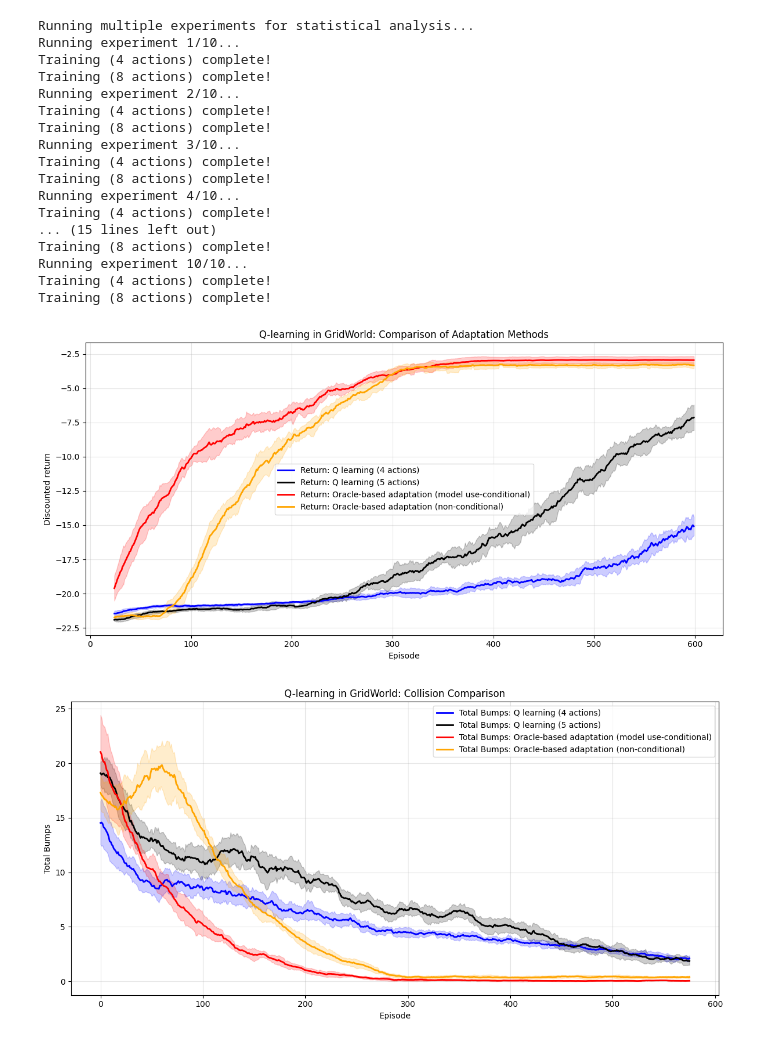
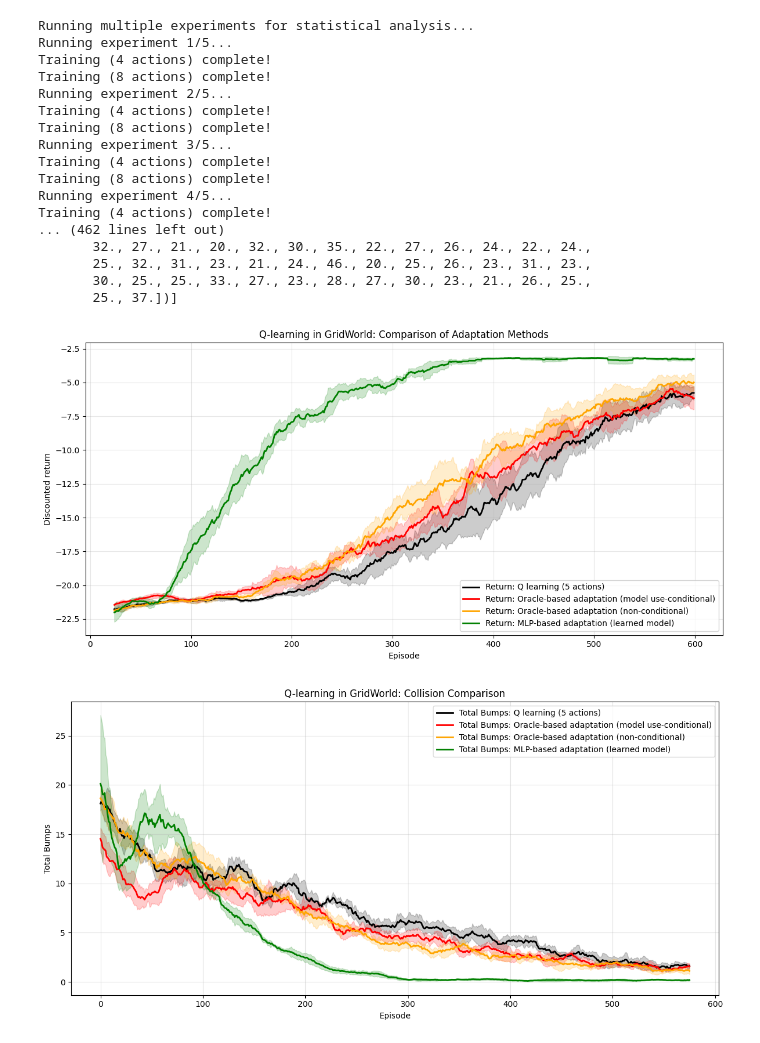
Before and after one commit to thongds/paper, a Jupyter notebook: deterministic_trans/main.ipynb, the cells around one changed output. Drawn from its saved outputs; the diff is of its cells as text; code cells hidden in the pictures.

```diff
--- a/deterministic_trans/main.ipynb
+++ b/deterministic_trans/main.ipynb
@@ -73,6 +91,5 @@ Policy Visualization:
 # %%
-EPISODES = 600
-
+TEST_ACTION = ACTIONS_8
 def run_multiple_experiments(n_runs=5, base_seed=123):
     """Run multiple experiments with different seeds and return statistics"""
 
@@ -88,6 +105,8 @@ def run_multiple_experiments(n_runs=5, base_seed=123):
     all_bumps5mlp = []
     all_bumps5mlp_no_cond = []
     all_bumps5ignore = []
+    all_reuse_counts_mlp = []
+    all_reuse_counts_oracle = []
 
     for run in range(n_runs):
         current_seed = base_seed + run * 42
@@ -100,45 +119,47 @@ def run_multiple_experiments(n_runs=5, base_seed=123):
         print(f"Running experiment {run + 1}/{n_runs}...")
 
         # 1. Q-learning with 4 actions
-        agent_plain_4_action = QLearningAgent(grid_world = grid_world, n_actions= 4, episodes = EPISODES, seed=current_seed)
+        agent_plain_4_action = QLearningAgent(grid_world = grid_world, n_actions= len(ACTIONS_4), episodes = EPISODES, seed=current_seed)
         agent_plain_4_action.train(ACTIONS_4, epsilon_greedy)
         results_plain = agent_plain_4_action.get_results(moving_average)
         all_returns4.append(results_plain['returns'])
         all_bumps4.append(results_plain['bumps'])
 
         # 4. MLP Q-learning with learned model (conditional)
-        mlp_agent = MLPQLearningAgent(grid_world = grid_world, n_actions = len(ACTIONS_8), episodes = EPISODES,
+        mlp_agent = MLPQLearningAgentNotUseCondition(grid_world = grid_world, n_actions = len(TEST_ACTION), episodes = EPISODES,
+                                      use_model=True,
                                       base_q_table=copy.deepcopy(agent_plain_4_action.Q), seed=current_seed)
-        mlp_agent.train_with_learned_model(ACTIONS_8, epsilon_greedy)
+        mlp_agent.train_with_learned_model(TEST_ACTION, epsilon_greedy)
         mlp_results = mlp_agent.get_results(moving_average)
         all_returns5mlp.append(mlp_results['returns'])
         all_bumps5mlp.append(mlp_results['bumps'])
-
+        all_reuse_counts_mlp.append(mlp_agent.reuse_count)
         # 5.Q-learning (non-conditional) orange curve
-        mlp_agent_no_cond = OracleQLearningAgent(grid_world = grid_world, n_actions = len(ACTIONS_8),
+        mlp_agent_no_cond = OracleQLearningAgent(grid_world = grid_world, n_actions = len(TEST_ACTION),
                                                 episodes = EPISODES, base_q_table=copy.deepcopy(agent_plain_4_action.Q),
                                                 use_conditional=False,
                                                 use_model=True,
                                                 seed=current_seed)
 
-        mlp_agent_no_cond.train_with_oracle(ACTIONS_8, epsilon_greedy, oracle_model)
+        mlp_agent_no_cond.train_with_oracle(TEST_ACTION, epsilon_greedy, oracle_model)
         mlp_results_no_cond = mlp_agent_no_cond.get_results(moving_average)
         all_returns5mlp_no_cond.append(mlp_results_no_cond['returns'])
         all_bumps5mlp_no_cond.append(mlp_results_no_cond['bumps'])
         # red curve
-        oracle_agent_run = OracleQLearningAgent(grid_world = grid_world, n_actions = len(ACTIONS_8),
+        oracle_agent_run = OracleQLearningAgent(grid_world = grid_world, n_actions = len(TEST_ACTION),
                                                 episodes = EPISODES, base_q_table=copy.deepcopy(agent_plain_4_action.Q),
                                                 use_conditional=True,
                                                 use_model=True,
                                                 seed=current_seed)
 
-        oracle_agent_run.train_with_oracle(ACTIONS_8, epsilon_greedy, oracle_model)
+        oracle_agent_run.train_with_oracle(TEST_ACTION, epsilon_greedy, oracle_model)
         oracle_results_run = oracle_agent_run.get_results(moving_average)
         all_returns5oracle.append(oracle_results_run['returns'])
         all_bumps5oracle.append(oracle_results_run['bumps'])
+        all_reuse_counts_oracle.append(oracle_agent_run.reuse_count)
         # black curve
-        agent_plain = QLearningAgent(grid_world = grid_world, n_actions = len(ACTIONS_8), episodes = EPISODES, seed=current_seed)
-        agent_plain.train(ACTIONS_8, epsilon_greedy)
+        agent_plain = QLearningAgent(grid_world = grid_world, n_actions = len(TEST_ACTION), episodes = EPISODES, seed=current_seed)
+        agent_plain.train(TEST_ACTION, epsilon_greedy)
         results_plain = agent_plain.get_results(moving_average)
         all_returns5plain.append(results_plain['returns'])
         all_bumps5plain.append(results_plain['bumps'])
@@ -184,12 +205,20 @@ def run_multiple_experiments(n_runs=5, base_seed=123):
             '5_oracle': {'mean': np.mean(all_bumps5oracle_avg, axis=0), 'std': np.std(all_bumps5oracle_avg, axis=0)},
             '5_mlp': {'mean': np.mean(all_bumps5mlp_avg, axis=0), 'std': np.std(all_bumps5mlp_avg, axis=0)},
             '5_mlp_no_cond': {'mean': np.mean(all_bumps5mlp_no_cond_avg, axis=0), 'std': np.std(all_bumps5mlp_no_cond_avg, axis=0)},
+        },
+        'info': {
+            'mlp_reuse_counts': all_reuse_counts_mlp,
+            'oracle_reuse_counts': all_reuse_counts_oracle
         }
     }
 
 # Run multiple experiments
 print("Running multiple experiments for statistical analysis...")
-stats = run_multiple_experiments(n_runs=10)  # Reduced runs for faster execution
+stats = run_multiple_experiments(n_runs=5)  # Reduced runs for faster execution
+
+# Show the reuse_count captured from MLP agent per run
+print('MLP reuse counts per run:', stats['info']['mlp_reuse_counts'])
+print('Oracle reuse counts per run:', stats['info']['oracle_reuse_counts'])
 
 # Plot results with shaded error bars
 def plot_with_shaded_errors(stats, figsize=(12, 6)):
@@ -204,11 +233,11 @@ def plot_with_shaded_errors(stats, figsize=(12, 6)):
 
     # Plot each method with shaded error bars
     methods = [
-        ('4_actions', 'Q learning (4 actions)', 'blue'),
+        #('4_actions', 'Q learning (4 actions)', 'blue'),
         ('5_plain', 'Q learning (5 actions)', 'black'),
         ('5_oracle', 'Oracle-based adaptation (model use-conditional)', 'red'),
         ('5_mlp_no_cond', 'Oracle-based adaptation (non-conditional)', 'orange'),
-        # ('5_mlp', 'MLP-based adaptation (learned model)', 'green'),
+        ('5_mlp', 'MLP-based adaptation (learned model)', 'green'),
     ]
 
     for method_key, label, color in methods:
@@ -238,41 +267,41 @@ def plot_with_shaded_errors(stats, figsize=(12, 6)):
         mean_vals = stats['bumps'][method_key]['mean']
         std_vals = stats['bumps'][method_key]['std']
         x_vals = np.arange(len(mean_vals))
 
         # Plot mean line
         plt.plot(x_vals, mean_vals, color=color, label=f'Total Bumps: {label}', linewidth=2)
 
         # Plot shaded error region (mean ± std)
         plt.fill_between(x_vals, mean_vals - std_vals, mean_vals + std_vals,
                         color=color, alpha=0.2)
 
     plt.xlabel('Episode')
     plt.ylabel('Total Bumps')
     plt.title('Q-learning in GridWorld: Collision Comparison')
     plt.legend()
     plt.grid(True, alpha=0.3)
     plt.tight_layout()
     plt.show()
 
 # Plot the results with shaded error bars
 plot_with_shaded_errors(stats)
 # %% [output]
 Running multiple experiments for statistical analysis...
-Running experiment 1/10...
+Running experiment 1/5...
 Training (4 actions) complete!
 Training (8 actions) complete!
-Running experiment 2/10...
+Running experiment 2/5...
 Training (4 actions) complete!
 Training (8 actions) complete!
-Running experiment 3/10...
+Running experiment 3/5...
 Training (4 actions) complete!
 Training (8 actions) complete!
-Running experiment 4/10...
+Running experiment 4/5...
 Training (4 actions) complete!
-... (15 lines left out)
-Training (8 actions) complete!
-Running experiment 10/10...
-Training (4 actions) complete!
-Training (8 actions) complete!
+... (462 lines left out)
+       32., 27., 21., 20., 32., 30., 35., 22., 27., 26., 24., 22., 24.,
+       25., 32., 31., 23., 21., 24., 46., 20., 25., 26., 23., 31., 23.,
+       30., 25., 25., 33., 27., 23., 28., 27., 30., 23., 21., 26., 25.,
+       25., 37.])]
-[figure, old version]
+[figure, new version]
-[figure, old version]
+[figure, new version]
```
Also changed, not shown: parts of 7 cells of this notebook, 9 other files.
